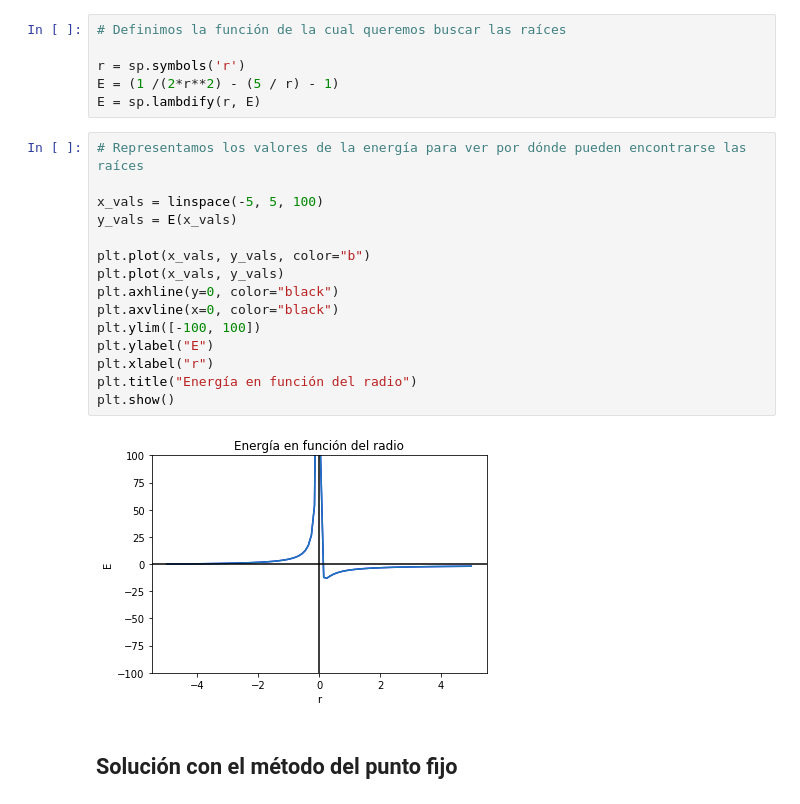
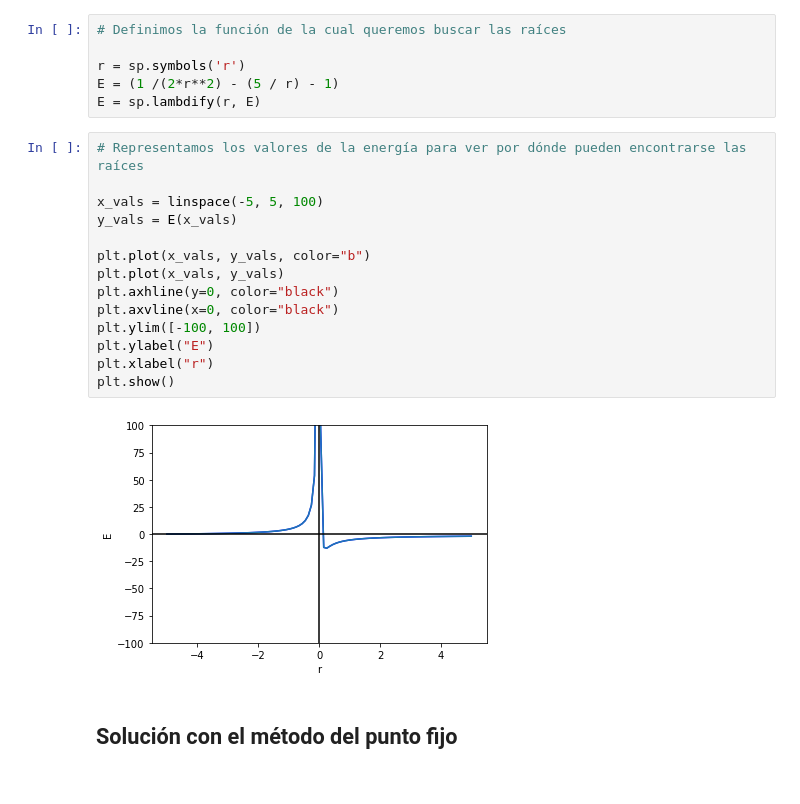
Before and after one commit to 11carlesnavarro/Numerical-Analysis, a Jupyter notebook: examples/fixed-point.ipynb, the cells around one changed output. Cells and saved outputs as stored; diff of their text form.

```diff
--- a/examples/fixed-point.ipynb
+++ b/examples/fixed-point.ipynb
@@ -18,20 +18,19 @@ E = sp.lambdify(r, E)
 # %%
 # Representamos los valores de la energía para ver por dónde pueden encontrarse las raíces
 
 x_vals = linspace(-5, 5, 100)
 y_vals = E(x_vals)
 
 plt.plot(x_vals, y_vals, color="b")
 plt.plot(x_vals, y_vals)
 plt.axhline(y=0, color="black")
 plt.axvline(x=0, color="black")
 plt.ylim([-100, 100])
 plt.ylabel("E")
 plt.xlabel("r")
-plt.title("Energía en función del radio")
 plt.show()
 # %% [output]
-[figure, old version]
+[figure, new version]
 # %% [markdown]
 ## Solución con el método del punto fijo
 # %% [markdown]
```
Also changed, not shown: parts of 18 cells of this notebook, 17 other files.
